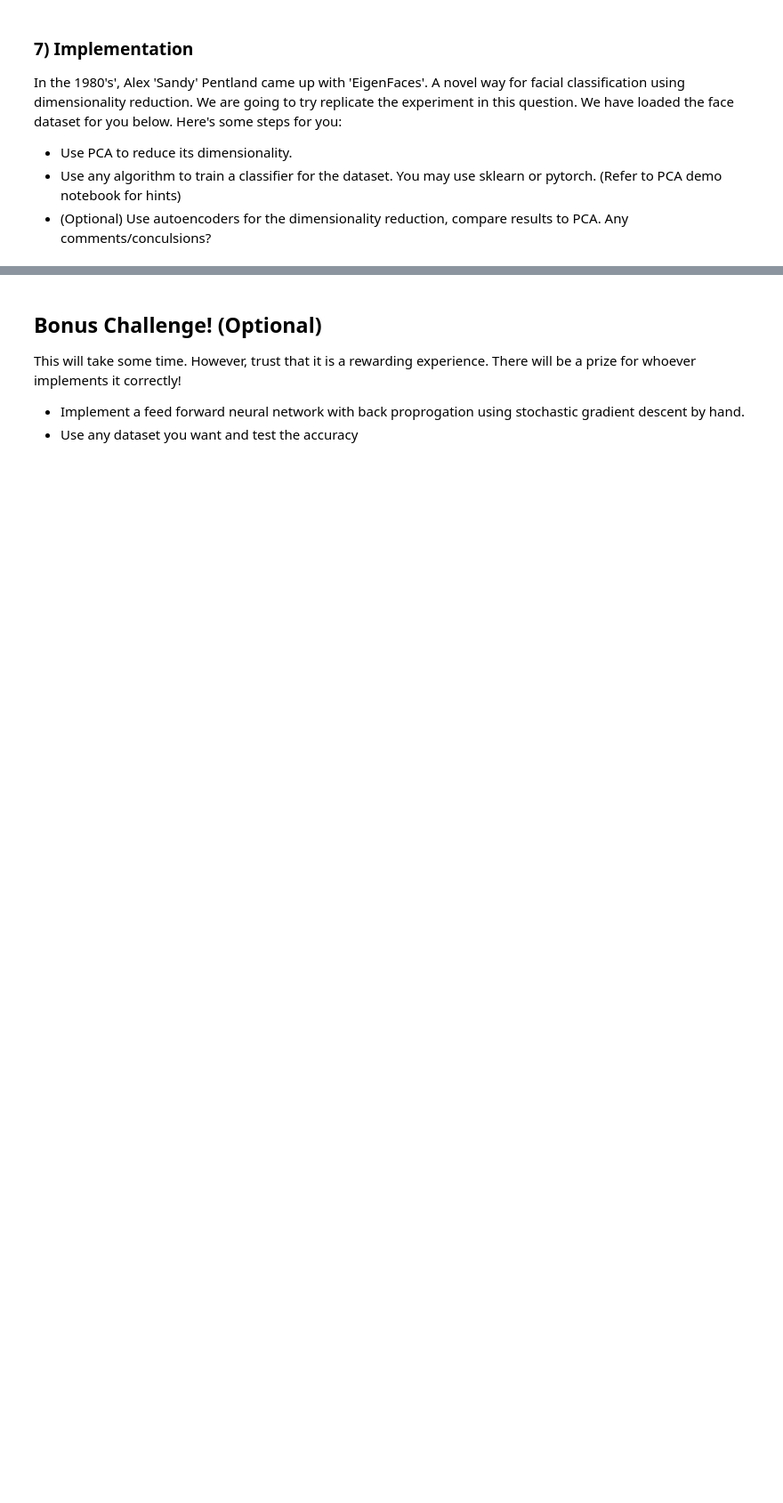
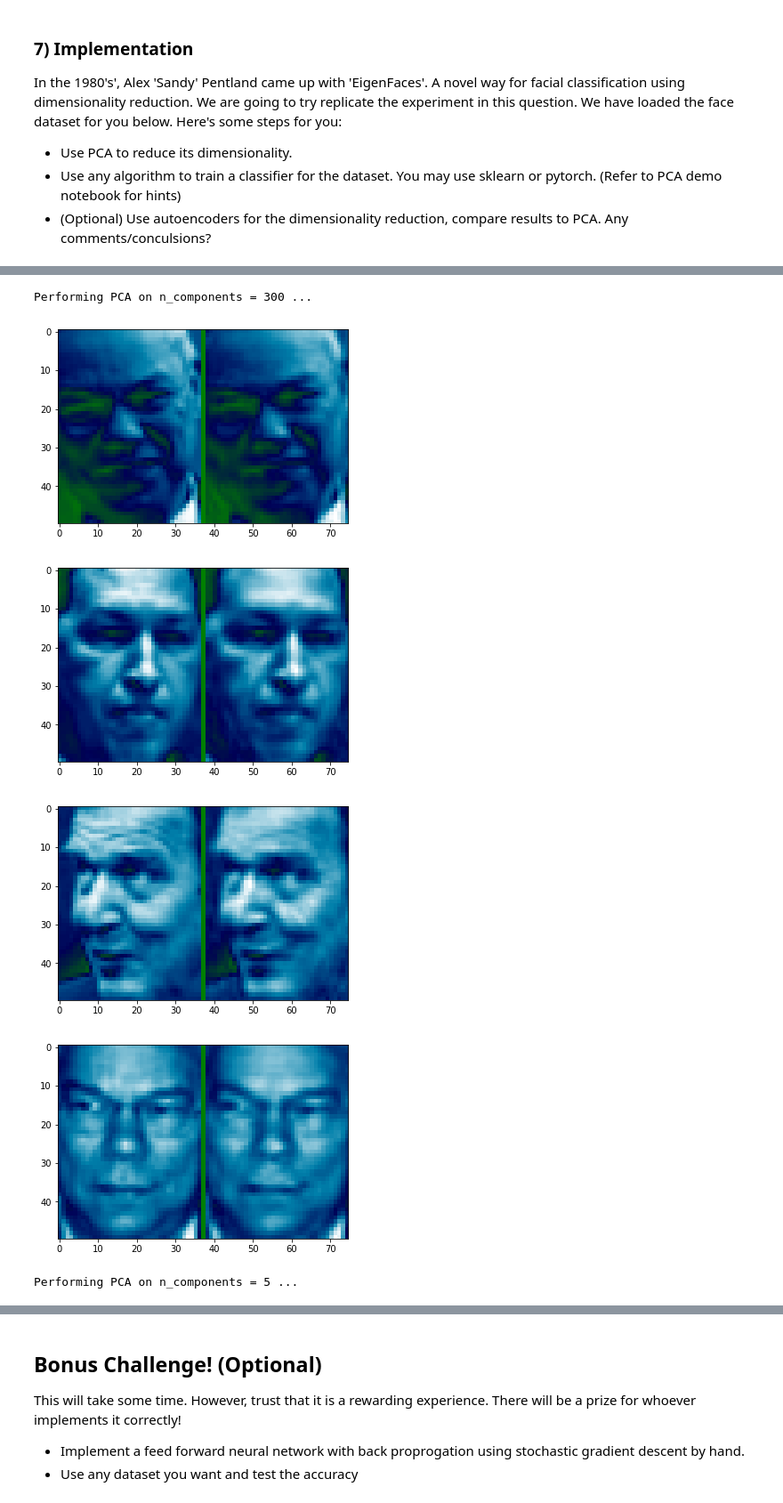
Before and after one commit to McGillAISociety/mais-bootcamp-w2019, a Jupyter notebook: Assignment4/MAIS 202 - Assignment 4.ipynb, the cells around one changed output, grey strips where cells are left out. Shown at 89% size. Saved outputs shown, nothing was run; the diff lists cells and outputs as text; code cells hidden in the pictures; blank space fills up the shorter version.

```diff
--- a/Assignment4/MAIS 202 - Assignment 4.ipynb
+++ b/Assignment4/MAIS 202 - Assignment 4.ipynb
@@ -132,0 +194,26 @@ plt.imshow(X[1].reshape(h,w), cmap = 'gray')
+# %%
+from sklearn.decomposition import PCA
+pca = PCA(n_components=50)
+pca.fit(X)
+
+for n_components in (300, 5):
+
+    print("Performing PCA on n_components = {0} ...".format(n_components))
+
+    pca = PCA(n_components=n_components)
+    pca.fit(X)
+    X_reconstructed = pca.inverse_transform(pca.transform(X))
+
+    for i in np.random.choice(len(X), size=4):
+        original = X[i].reshape(50, 37)
+        reconstructed = X_reconstructed[i].reshape(50, 37)
+        divider = np.ones((original.shape[0], 1))
+        plt.imshow(np.concatenate((original, divider, reconstructed), axis=1), cmap='ocean')
+        plt.show()
+# %% [output]
+Performing PCA on n_components = 300 ...
+[figure, added]
+[figure, added]
+[figure, added]
+[figure, added]
+Performing PCA on n_components = 5 ...
```
Also changed, not shown: parts of 15 cells of this notebook.
